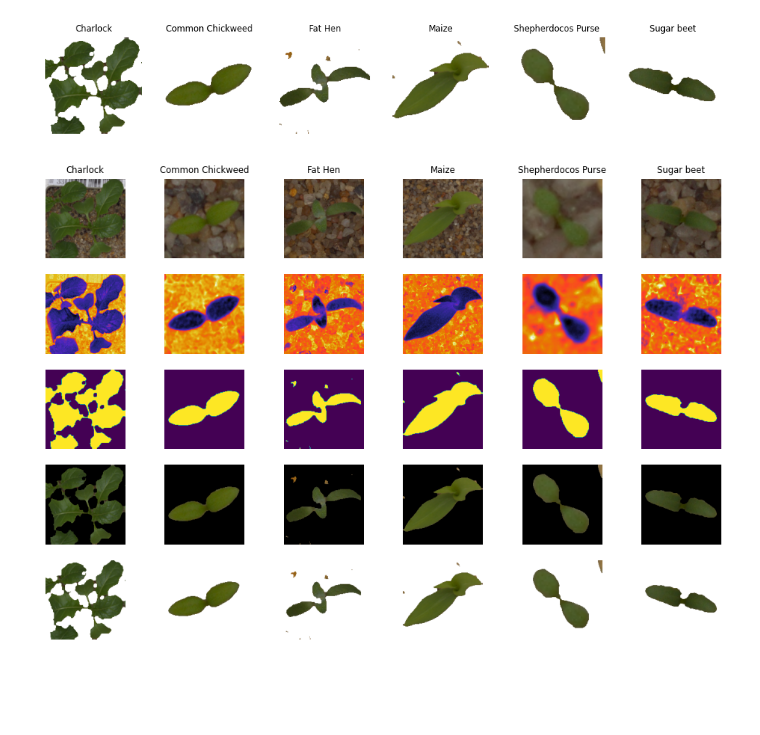
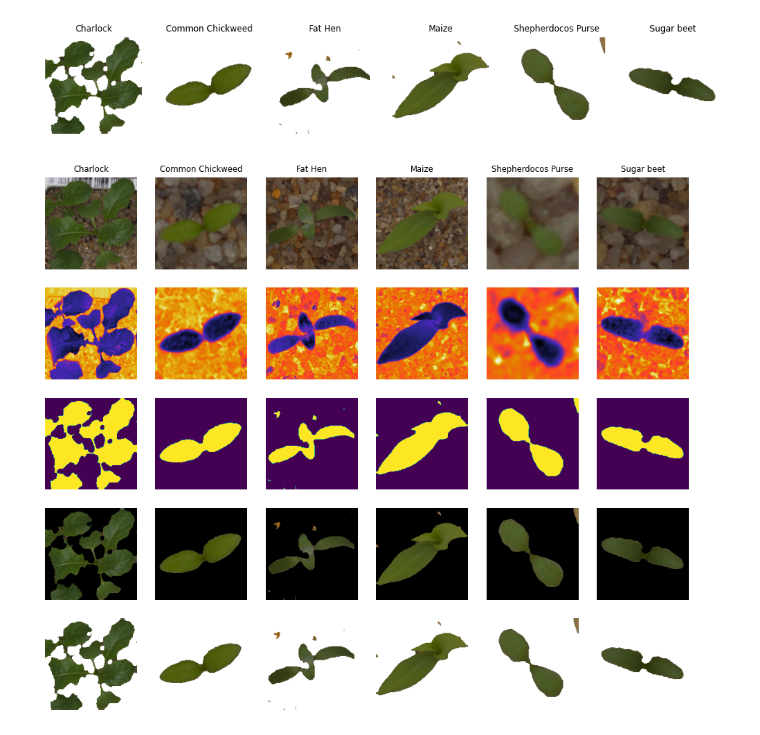
Before and after one commit to irene1604/plants_project, a Jupyter notebook: main.ipynb, the cells around one changed output. Drawn from its saved outputs; the diff is of its cells as text; code cells hidden in the pictures; blank space fills up the shorter version.

```diff
--- a/main.ipynb
+++ b/main.ipynb
@@ -378,21 +378,22 @@ for bg in [ "mask", "black", "white"]:
 # %%
 cmap = python_colors_map[id_cmap]
 bg='all'
 SemanticImage(
         data        = data,
         index       = index,
         channel     = channel,
         threshold   = threshold,
         upper_color = upper_color,
         lower_color = lower_color,
         legend      = legend,
         radius      = radius,
         method      = method,
         bg          = bg,
         id_sel      = id_sel,
         deep_mask   = True,
         kernel      = (1, 1),
-        cmap=cmap
+        cmap=cmap,
+        figsize=(12, 10)
     )
 # %% [output]
-[figure, old version]
+[figure, new version]
```
Also changed, not shown: 1 other file.
